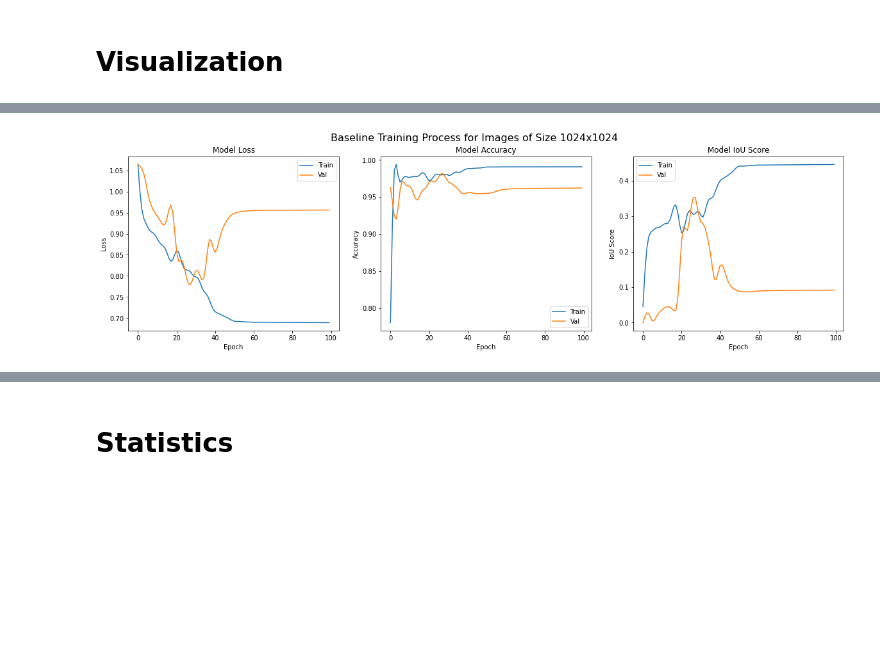
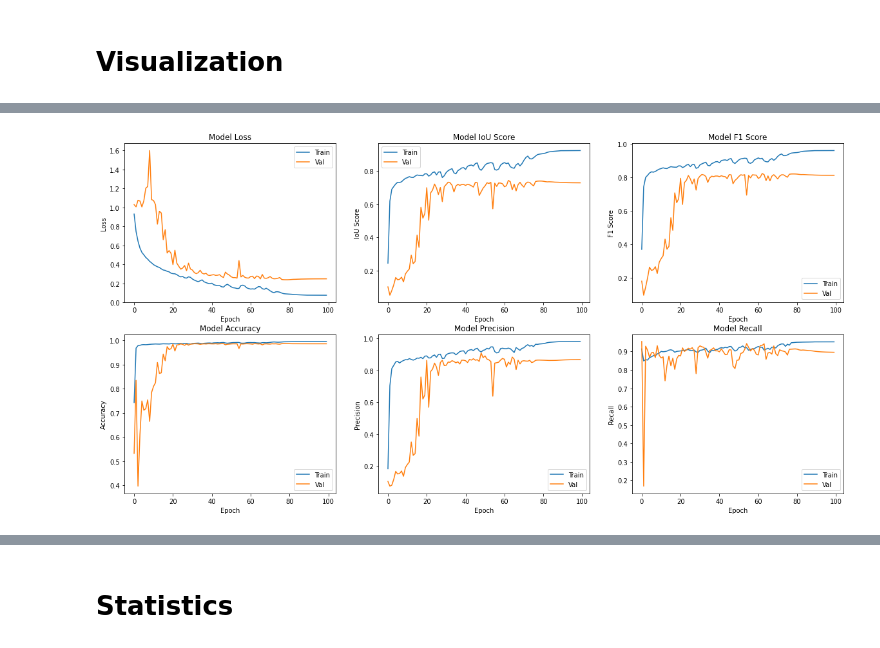
Before and after one commit to Chiffaa/Glacier-lakes-detection-using-multi-resolution-input-channels, a Jupyter notebook: tf_demo.ipynb, the cells around one changed output, grey strips where cells are left out. Drawn from its saved outputs; the diff is of its cells as text; code cells hidden in the pictures; blank space fills up the shorter version.

```diff
--- a/tf_demo.ipynb
+++ b/tf_demo.ipynb
@@ -226,53 +176,52 @@ val_loss = signal.filtfilt(b,a, log.val_loss.values)
 # %%
+log = pd.read_csv(f"../logs/log_{str(PATCH_SIZE)}.csv")
 
-fig, ax = plt.subplots(1,3, figsize=(20, 5))
-ax[0].plot(signal.filtfilt(b,a, log.loss.values))
-ax[0].plot(signal.filtfilt(b,a, log.val_loss.values))
-ax[0].set_title('Model Loss')
-ax[0].set_ylabel('Loss')
-ax[0].set_xlabel('Epoch')
-ax[0].legend(['Train', 'Val'], loc='best')
+fig, ax = plt.subplots(2,3, figsize=(20, 10))
+ax[0][0].plot(log['loss'])
+ax[0][0].plot(log['val_loss'])
+ax[0][0].set_title('Model Loss')
+ax[0][0].set_ylabel('Loss')
+ax[0][0].set_xlabel('Epoch')
+ax[0][0].legend(['Train', 'Val'], loc='best')
 
-ax[2].plot(signal.filtfilt(b,a, log.iou_score.values))
-ax[2].plot(signal.filtfilt(b,a, log.val_iou_score.values))
-ax[2].set_title('Model IoU Score')
-ax[2].set_ylabel('IoU Score')
-ax[2].set_xlabel('Epoch')
-ax[2].legend(['Train', 'Val'], loc='best')
+ax[0][1].plot(log['iou_score'])
+ax[0][1].plot(log['val_iou_score'])
+ax[0][1].set_title('Model IoU Score')
+ax[0][1].set_ylabel('IoU Score')
+ax[0][1].set_xlabel('Epoch')
+ax[0][1].legend(['Train', 'Val'], loc='best')
 
-# ax[0][2].plot(log['f1-score'])
-# ax[0][2].plot(log['val_f1-score'])
-# ax[0][2].set_title('Model F1 Score')
-# ax[0][2].set_ylabel('F1 Score')
-# ax[0][2].set_xlabel('Epoch')
-# ax[0][2].legend(['Train', 'Val'], loc='best')
+ax[0][2].plot(log['f1-score'])
+ax[0][2].plot(log['val_f1-score'])
+ax[0][2].set_title('Model F1 Score')
+ax[0][2].set_ylabel('F1 Score')
+ax[0][2].set_xlabel('Epoch')
+ax[0][2].legend(['Train', 'Val'], loc='best')
 
-ax[1].plot(signal.filtfilt(b,a, log.binary_accuracy.values))
-ax[1].plot(signal.filtfilt(b,a, log.val_binary_accuracy.values))
-ax[1].set_title('Model Accuracy')
-ax[1].set_ylabel('Accuracy')
-ax[1].set_xlabel('Epoch')
-ax[1].legend(['Train', 'Val'], loc='best')
+ax[1][0].plot(log['binary_accuracy'])
+ax[1][0].plot(log['val_binary_accuracy'])
+ax[1][0].set_title('Model Accuracy')
+ax[1][0].set_ylabel('Accuracy')
+ax[1][0].set_xlabel('Epoch')
+ax[1][0].legend(['Train', 'Val'], loc='best')
 
-# ax[1][1].plot(log['precision'])
-# ax[1][1].plot(log['val_precision'])
-# ax[1][1].set_title('Model Precision')
-# ax[1][1].set_ylabel('Precision')
-# ax[1][1].set_xlabel('Epoch')
-# ax[1][1].legend(['Train', 'Val'], loc='best')
+ax[1][1].plot(log['precision'])
+ax[1][1].plot(log['val_precision'])
+ax[1][1].set_title('Model Precision')
+ax[1][1].set_ylabel('Precision')
+ax[1][1].set_xlabel('Epoch')
+ax[1][1].legend(['Train', 'Val'], loc='best')
 
-# ax[1][2].plot(log['recall'])
-# ax[1][2].plot(log['val_recall'])
-# ax[1][2].set_title('Model Recall')
-# ax[1][2].set_ylabel('Recall')
-# ax[1][2].set_xlabel('Epoch')
-# ax[1][2].legend(['Train', 'Val'], loc='best')
-
-fig.suptitle("Baseline Training Process for Images of Size 1024x1024", fontsize=16)
+ax[1][2].plot(log['recall'])
+ax[1][2].plot(log['val_recall'])
+ax[1][2].set_title('Model Recall')
+ax[1][2].set_ylabel('Recall')
+ax[1][2].set_xlabel('Epoch')
+ax[1][2].legend(['Train', 'Val'], loc='best')
 
 plt.show()
 # %% [output]
-[figure, old version]
+[figure, new version]
 # %%
 plt.figure(figsize=(20, 15))
 for i in range(5):
```
Also changed, not shown: parts of 22 cells of this notebook, 4 other files.
